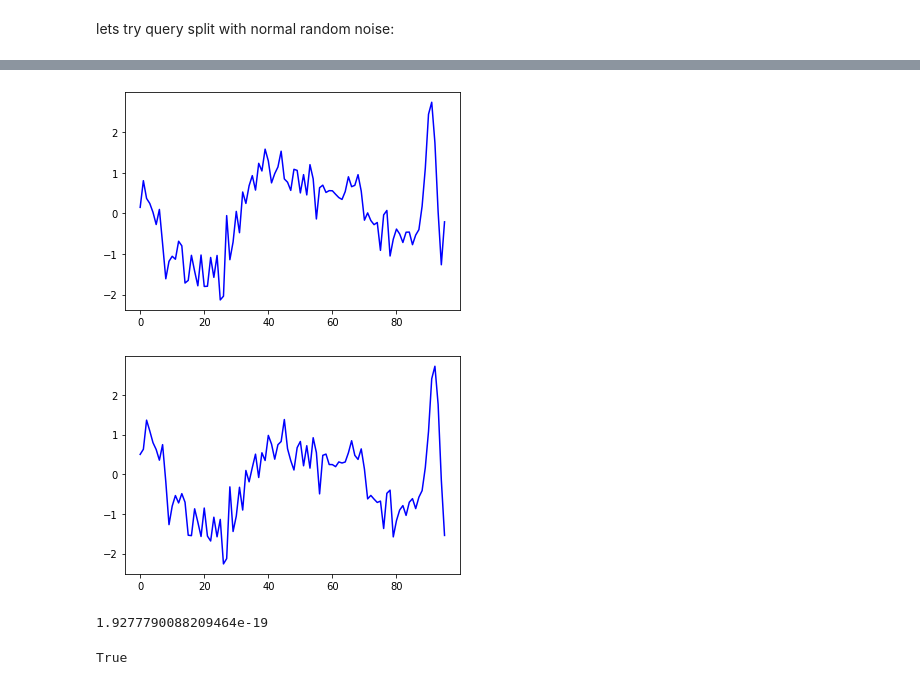
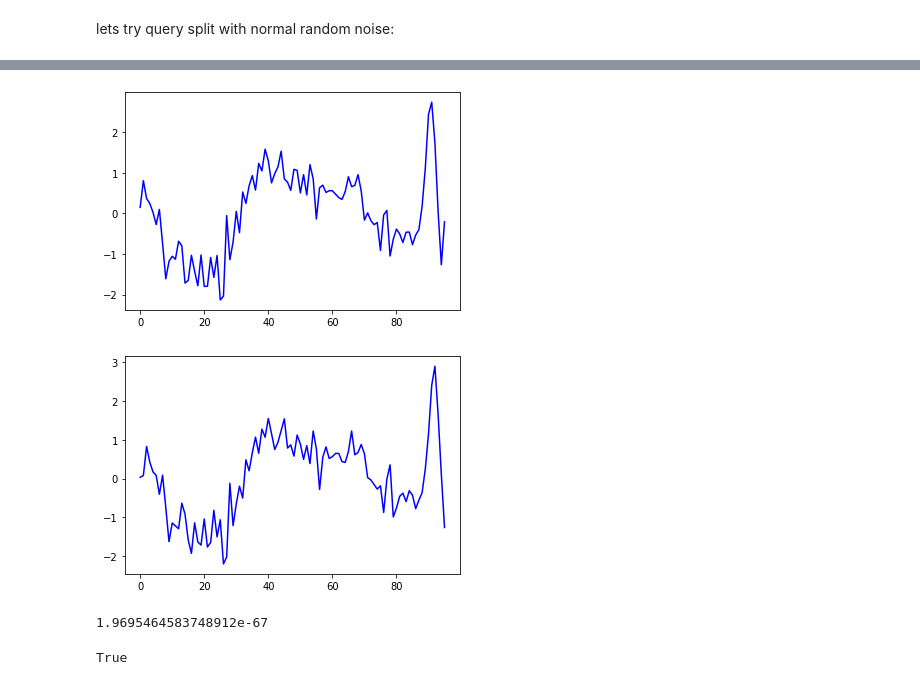
Before and after one commit to valeman/GRAILTS, a Jupyter notebook: Untitled5.ipynb, the cells around one changed output, grey strips where cells are left out. Cells and saved outputs as stored; diff of their text form; code cells hidden in the pictures.

```diff
--- a/Untitled5.ipynb
+++ b/Untitled5.ipynb
@@ -295,14 +298,20 @@ plot(ts[5])
-# %%
-causal_db = np.load('ecgrwalksd{}_causaldb.npy'.format(0.1))
-effect_db = np.load('ecgrwalksd{}_effectdb.npy'.format(0.1))
-# %%
-plot(causal_db[1])
-plot(effect_db[1])
-# %% [output]
-[figure, removed]
-[figure, removed]
+# %%
+for sd in [0.1]:
+    noisydata = np.load('ecgarimanoisy200.npy')
+    causal_db = np.array([noisydata[i,:] for i in range(0,200,2)])
+    effect_db = np.array([noisydata[i,:] for i in range(1,200,2)])
+    effect_db = add_noise(effect_db, sd)
+    plot(causal_db[1])
+    plot(effect_db[1])
+    with open('ecgrandomsd{}_causaldb.npy'.format(sd), 'wb') as f:
+        np.save(f, causal_db)
+    with open('ecgrandomsd{}_effectdb.npy'.format(sd), 'wb') as f:
+        np.save(f, effect_db)
+# %% [output]
+[figure, added]
+[figure, added]
 # %%
-granger_causality(effect_db[2],causal_db[2], lag = 2, pval = 0.05, verbose = True)
+granger_causality(effect_db[1], causal_db[1], lag=2, pval = 0.05, verbose = True)
 # %% [output]
-1.9277790088209464e-19
+1.9695464583748912e-67
 True
```
Also changed, not shown: parts of 5 cells of this notebook, 8 other files.
